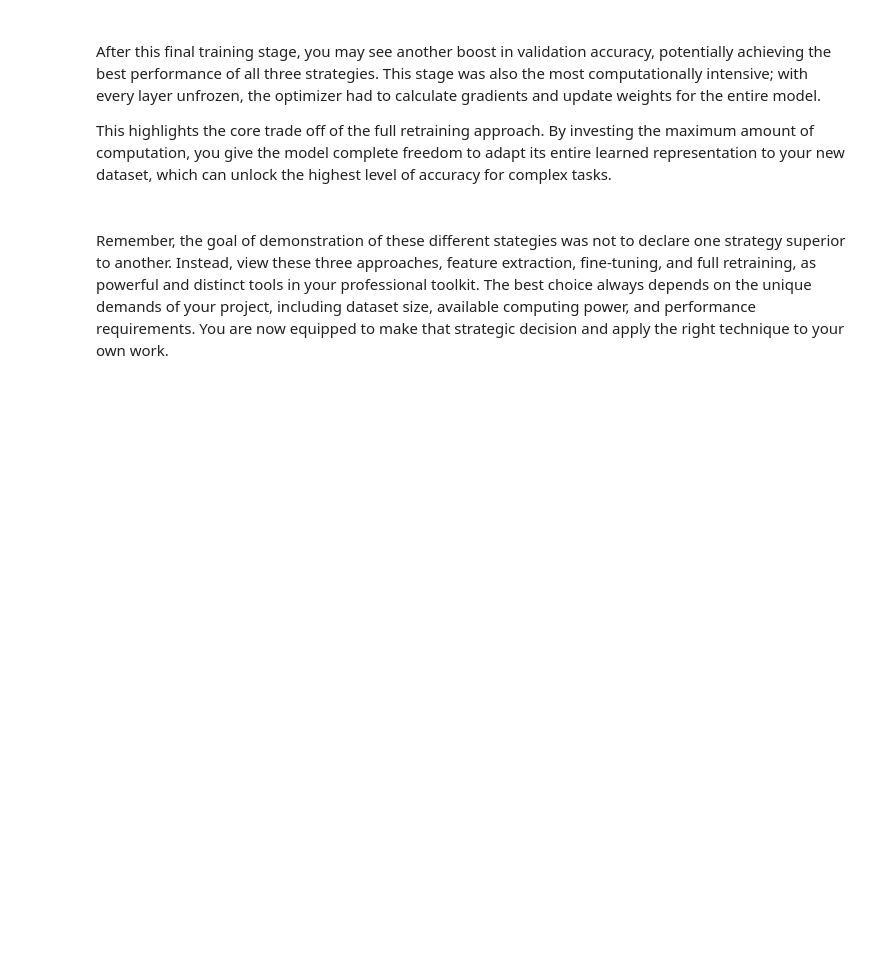
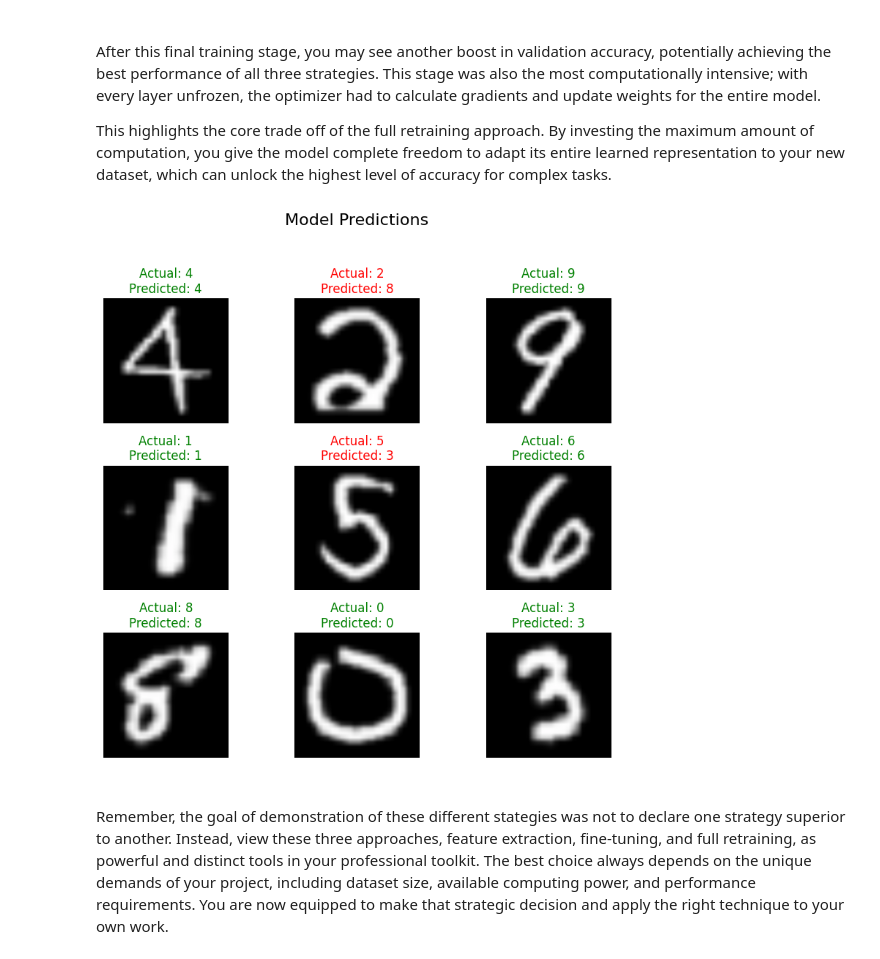
Before and after one commit to adarmesh/dl-practitioner, a Jupyter notebook: 2_course/2_module/4_lab/C2_M2_Lab_4_transfer_learning.ipynb, the cells around one changed output. Cells and saved outputs as stored; diff of their text form; code cells hidden in the pictures; blank space fills up the shorter version.

```diff
--- a/2_course/2_module/4_lab/C2_M2_Lab_4_transfer_learning.ipynb
+++ b/2_course/2_module/4_lab/C2_M2_Lab_4_transfer_learning.ipynb
@@ -536,10 +610,12 @@ After this final training stage, you may see another boost in validation accurac
 
 This highlights the core trade off of the full retraining approach. By investing the maximum amount of computation, you give the model complete freedom to adapt its entire learned representation to your new dataset, which can unlock the highest level of accuracy for complex tasks.
 # %%
-# ### Uncomment and execute the line below if you wish to visualize predictions
+### Uncomment and execute the line below if you wish to visualize predictions
 
-# # Visualize the model's predictions on the validation images
-# helper_utils.show_predictions(final_model, val_loader, device, emnist_class_names)
+# Visualize the model's predictions on the validation images
+helper_utils.show_predictions(final_model, val_loader, device, emnist_class_names)
+# %% [output]
+[figure, added]
 # %% [markdown]
 <br>
 
```
Also changed, not shown: parts of 11 cells of this notebook.
